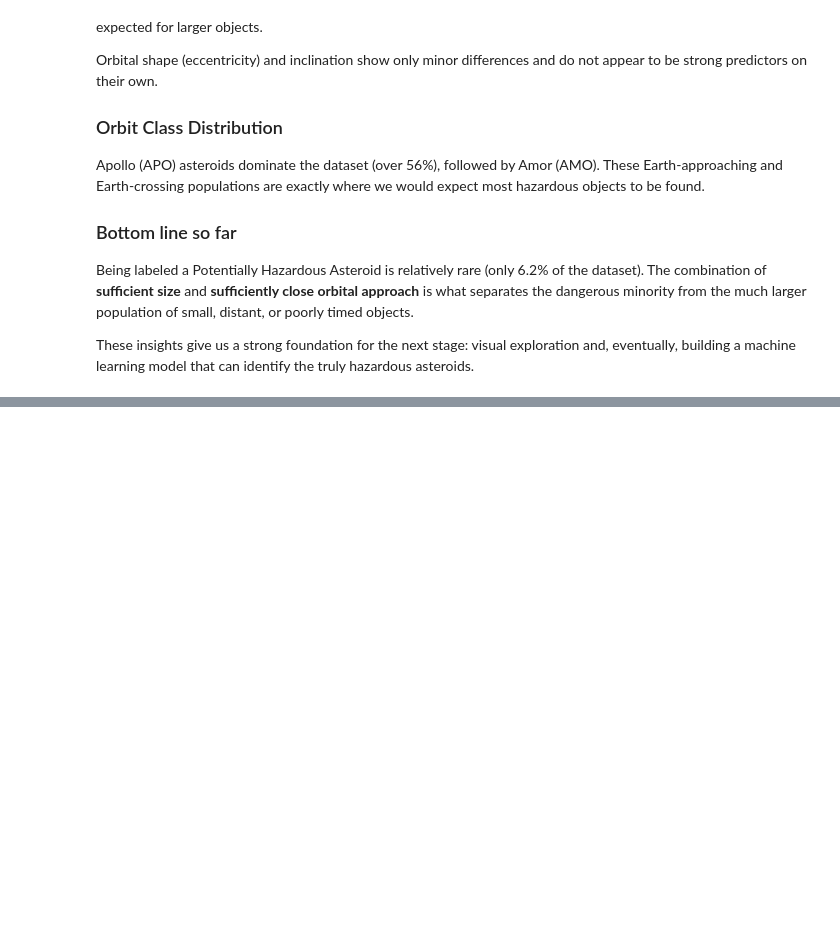
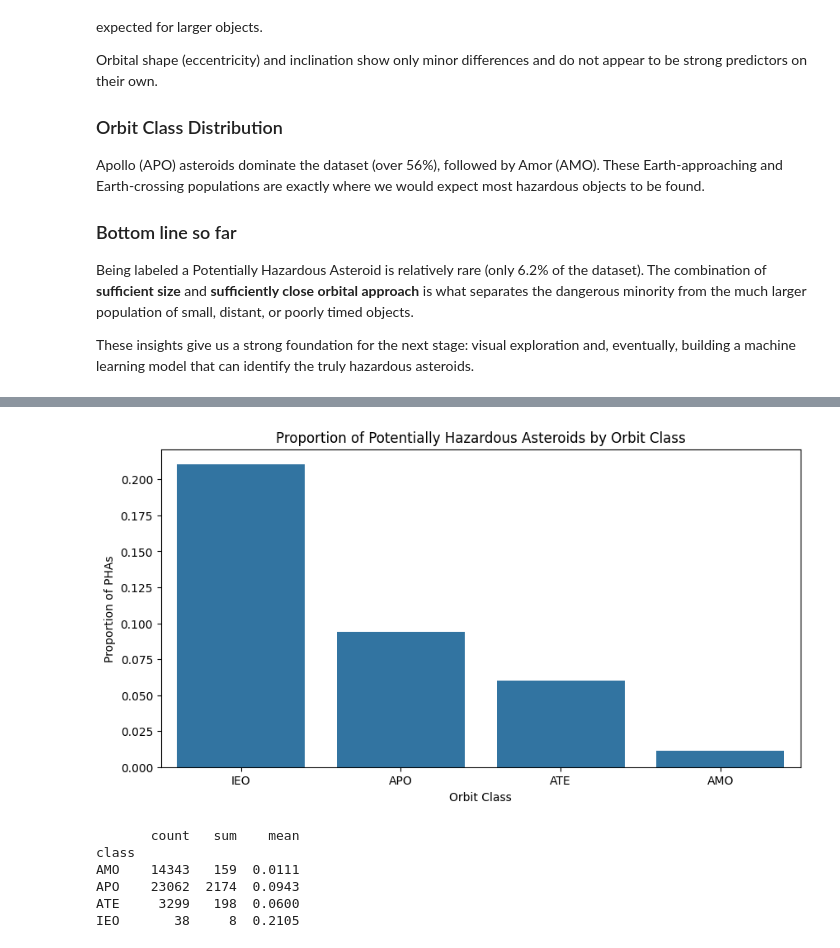
Before and after one commit to Justin-Van-Gent/asteroid-hazard-classification, a Jupyter notebook: Nasa Near-Earth Asteroids and Close Approaches/Asteroid_Project.ipynb, the cells around one changed output, grey strips where cells are left out. Drawn from its saved outputs; the diff is of its cells as text; code cells hidden in the pictures; blank space fills up the shorter version.

```diff
--- a/Nasa Near-Earth Asteroids and Close Approaches/Asteroid_Project.ipynb
+++ b/Nasa Near-Earth Asteroids and Close Approaches/Asteroid_Project.ipynb
@@ -217,0 +264,21 @@ These insights give us a strong foundation for the next stage: visual exploratio
+# %%
+# PHA rate by orbit class
+pha_rate = df.groupby('class')['pha'].mean().sort_values(ascending=False)
+
+plt.figure(figsize=(10,5))
+sns.barplot(x=pha_rate.index, y=pha_rate.values)
+plt.title('Proportion of Potentially Hazardous Asteroids by Orbit Class')
+plt.ylabel('Proportion of PHAs')
+plt.xlabel('Orbit Class')
+plt.show()
+
+# Showing the actual counts
+print(df.groupby('class')['pha'].agg(['count', 'sum', 'mean']).round(4))
+# %% [output]
+[figure, added]
+       count   sum    mean
+class
+AMO    14343   159  0.0111
+APO    23062  2174  0.0943
+ATE     3299   198  0.0600
+IEO       38     8  0.2105
```
Also changed, not shown: parts of 5 cells of this notebook.
